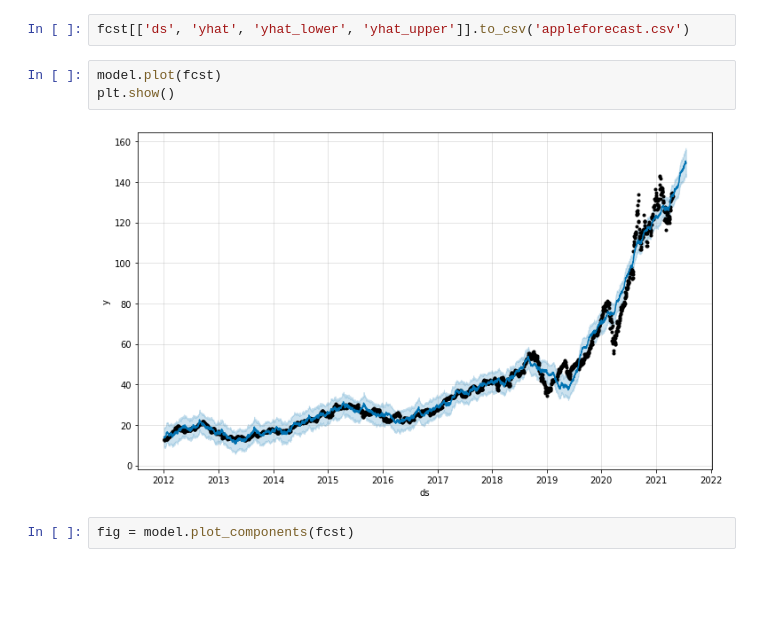
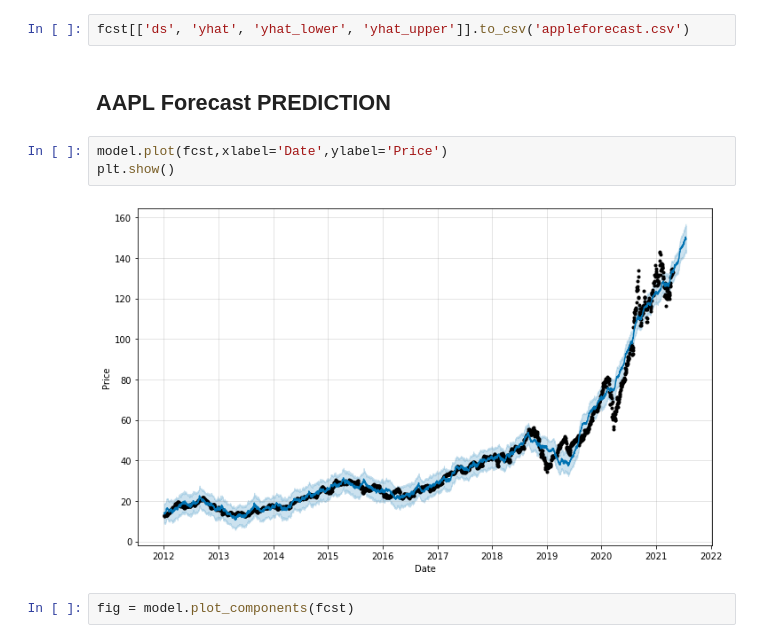
Before and after one commit to suchita-25/stockpredictionprophet, a Jupyter notebook: stockpredictionyahoo.ipynb, the cells around one changed output. Cells and saved outputs as stored; diff of their text form; blank space fills up the shorter version.

```diff
--- a/stockpredictionyahoo.ipynb
+++ b/stockpredictionyahoo.ipynb
@@ -157,11 +157,13 @@ fcst[['ds', 'yhat', 'yhat_lower', 'yhat_upper']].tail()
 | 2428 | 2021-07-19 | 149.264945 | 142.457532 | 155.595904 |
 # %%
 fcst[['ds', 'yhat', 'yhat_lower', 'yhat_upper']].to_csv('appleforecast.csv')
+# %% [markdown]
+## AAPL Forecast PREDICTION
 # %%
-model.plot(fcst)
+model.plot(fcst,xlabel='Date',ylabel='Price')
 plt.show()
 # %% [output]
-[figure, old version]
+[figure, new version]
 # %%
 fig = model.plot_components(fcst)
 # %% [output]
```
